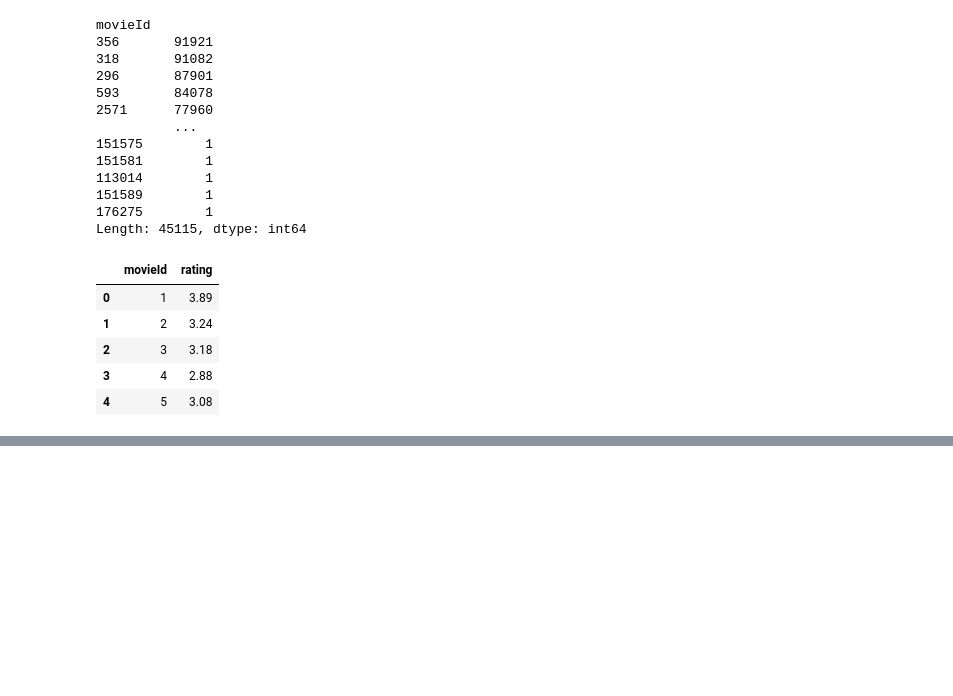
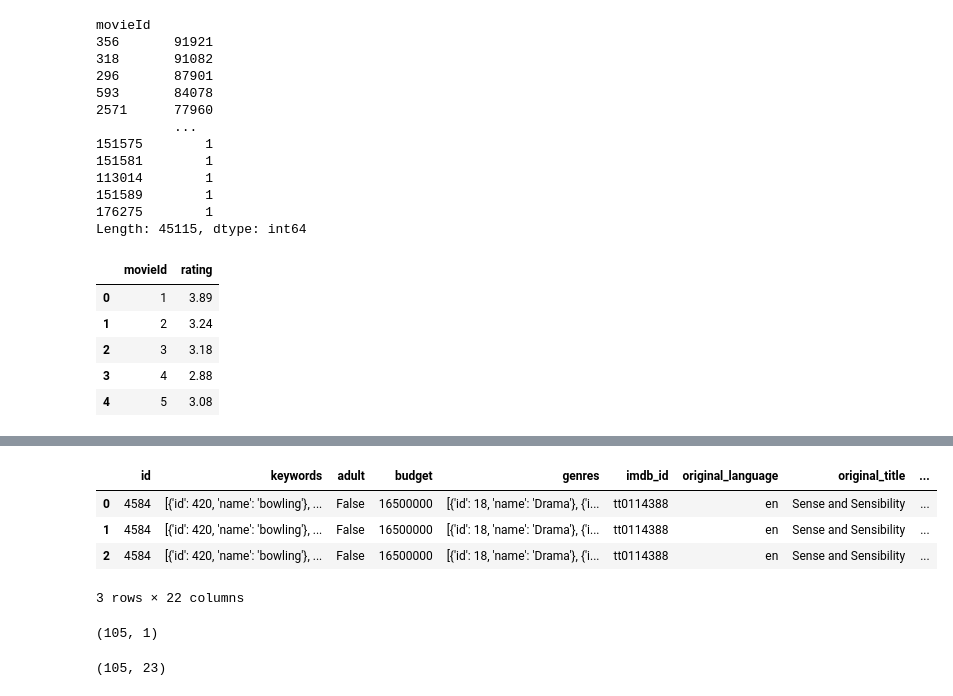
Before and after one commit to laurenemilyto/film_adapatation_success, a Jupyter notebook: Predicting Book to Movie Adaptations.ipynb, the cells around one changed output, grey strips where cells are left out. Cells and saved outputs as stored; diff of their text form; code cells hidden in the pictures; blank space fills up the shorter version.

```diff
--- a/Predicting Book to Movie Adaptations.ipynb
+++ b/Predicting Book to Movie Adaptations.ipynb
@@ -164,4 +189,26 @@ goodreads_df = [['']]
 # %%
 # Merge Goodreads data with final_movies_df
-final_df = pd.merge(final_movies_df, goodreads_df, how = 'left', on = 'title')
-final_df.head()
+final_df = pd.merge(final_movies_df, goodreads_df, how = 'inner', on = 'title')
+final_df.head(3)
+# %% [output]
+|  | id | keywords | adult | budget | genres | imdb_id | original_language | original_title | ... |
+| 0 | 4584 | [{'id': 420, 'name': 'bowling'}, ... | False | 16500000 | [{'id': 18, 'name': 'Drama'}, {'i... | tt0114388 | en | Sense and Sensibility | ... |
+| 1 | 4584 | [{'id': 420, 'name': 'bowling'}, ... | False | 16500000 | [{'id': 18, 'name': 'Drama'}, {'i... | tt0114388 | en | Sense and Sensibility | ... |
+| 2 | 4584 | [{'id': 420, 'name': 'bowling'}, ... | False | 16500000 | [{'id': 18, 'name': 'Drama'}, {'i... | tt0114388 | en | Sense and Sensibility | ... |
+3 rows × 22 columns
+# %%
+# Group by title to sum book ratings
+book_ratings = final_df[['title', 'ratings_count']]
+groupby_book = book_ratings.groupby('title')
+book_ratings_df = groupby_book.sum()
+book_ratings_df.shape
+# %% [output]
+(105, 1)
+# %%
+# Drop duplicates from final_df
+final_df = final_df.drop_duplicates(subset = ['title'], keep = 'first')
+final_df.head(1)
+# Verify movie & book count
+final_df.shape
+# %% [output]
+(105, 23)
```
Also changed, not shown: parts of 7 cells of this notebook, 1 other file.
